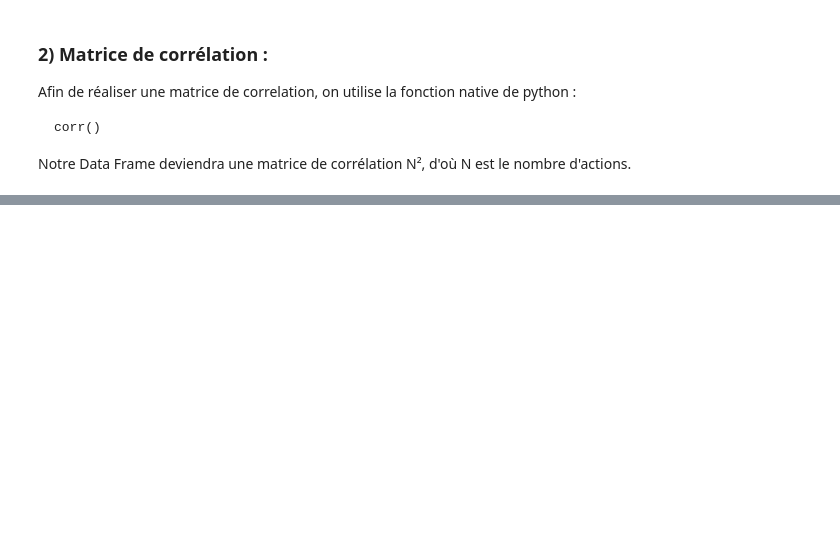
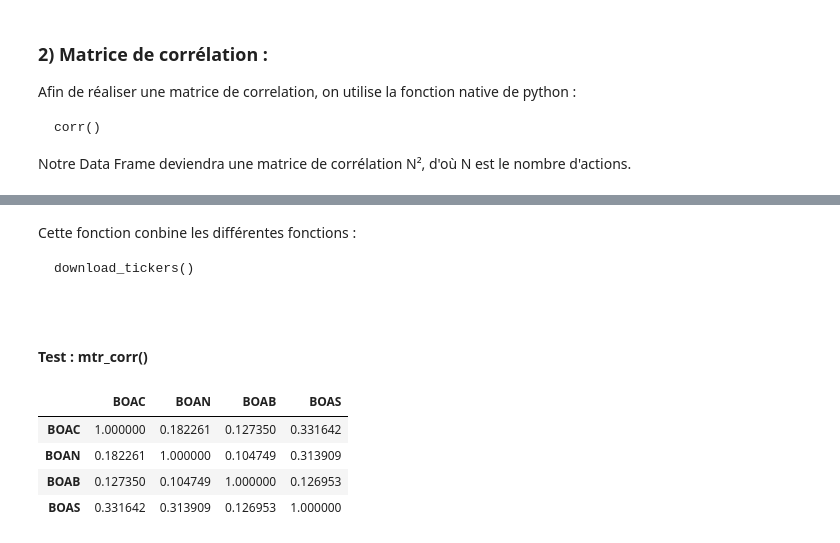
Before and after one commit to Arthure777/Heatmap-of-correlation-between-BRVM-equities, a Jupyter notebook: 2-Code/explication-implémentation.ipynb, the cells around one changed output, grey strips where cells are left out. Cells and saved outputs as stored; diff of their text form; code cells hidden in the pictures; blank space fills up the shorter version.

````diff
--- a/2-Code/explication-implémentation.ipynb
+++ b/2-Code/explication-implémentation.ipynb
@@ -94,0 +150,9 @@ matrice_corr = df.corr()
+# %% [markdown]
+Cette fonction conbine les différentes fonctions :
+
+```
+download_tickers()
+
+```
+# %% [markdown]
+#### Test : mtr_corr()
@@ -94,0 +161,8 @@ matrice_corr = df.corr()
+# %%
+mtr_corr(tickers, 100, map = False)
+# %% [output]
+|  | BOAC | BOAN | BOAB | BOAS |
+| BOAC | 1.000000 | 0.182261 | 0.127350 | 0.331642 |
+| BOAN | 0.182261 | 1.000000 | 0.104749 | 0.313909 |
+| BOAB | 0.127350 | 0.104749 | 1.000000 | 0.126953 |
+| BOAS | 0.331642 | 0.313909 | 0.126953 | 1.000000 |
````
Also changed, not shown: parts of 11 cells of this notebook.
